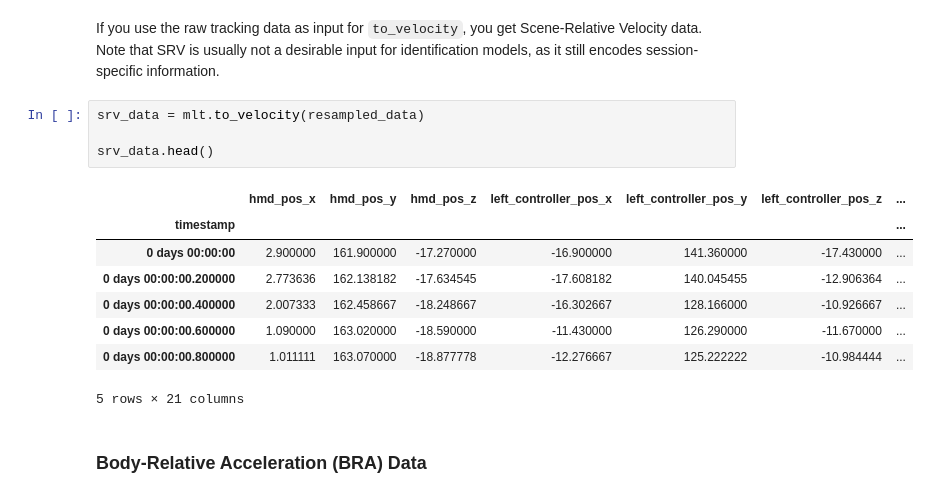
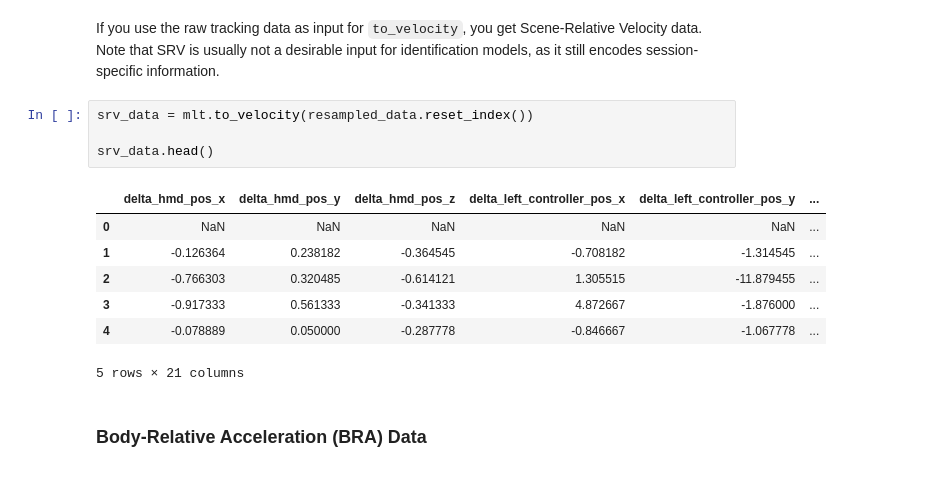
Before and after one commit to cschell/Motion-Learning-Toolbox, a Jupyter notebook: examples/demo.ipynb, the cells around one changed output. Cells and saved outputs as stored; diff of their text form.

Commit message:
Fix bug in to_velocity

```diff
--- a/examples/demo.ipynb
+++ b/examples/demo.ipynb
@@ -146,17 +149,16 @@ brv_data.head()
 # %% [markdown]
 If you use the raw tracking data as input for `to_velocity`, you get Scene-Relative Velocity data. Note that SRV is usually not a desirable input for identification models, as it still encodes session-specific information.
 # %%
-srv_data = mlt.to_velocity(resampled_data)
+srv_data = mlt.to_velocity(resampled_data.reset_index())
 
 srv_data.head()
 # %% [output]
-|  | hmd_pos_x | hmd_pos_y | hmd_pos_z | left_controller_pos_x | left_controller_pos_y | left_controller_pos_z | ... |
-| timestamp |  |  |  |  |  |  | ... |
-| 0 days 00:00:00 | 2.900000 | 161.900000 | -17.270000 | -16.900000 | 141.360000 | -17.430000 | ... |
-| 0 days 00:00:00.200000 | 2.773636 | 162.138182 | -17.634545 | -17.608182 | 140.045455 | -12.906364 | ... |
-| 0 days 00:00:00.400000 | 2.007333 | 162.458667 | -18.248667 | -16.302667 | 128.166000 | -10.926667 | ... |
-| 0 days 00:00:00.600000 | 1.090000 | 163.020000 | -18.590000 | -11.430000 | 126.290000 | -11.670000 | ... |
-| 0 days 00:00:00.800000 | 1.011111 | 163.070000 | -18.877778 | -12.276667 | 125.222222 | -10.984444 | ... |
+|  | delta_hmd_pos_x | delta_hmd_pos_y | delta_hmd_pos_z | delta_left_controller_pos_x | delta_left_controller_pos_y | ... |
+| 0 | NaN | NaN | NaN | NaN | NaN | ... |
+| 1 | -0.126364 | 0.238182 | -0.364545 | -0.708182 | -1.314545 | ... |
+| 2 | -0.766303 | 0.320485 | -0.614121 | 1.305515 | -11.879455 | ... |
+| 3 | -0.917333 | 0.561333 | -0.341333 | 4.872667 | -1.876000 | ... |
+| 4 | -0.078889 | 0.050000 | -0.287778 | -0.846667 | -1.067778 | ... |
 5 rows × 21 columns
 # %% [markdown]
 ### Body-Relative Acceleration (BRA) Data
```
Also changed, not shown: parts of 3 cells of this notebook, 1 other file.
